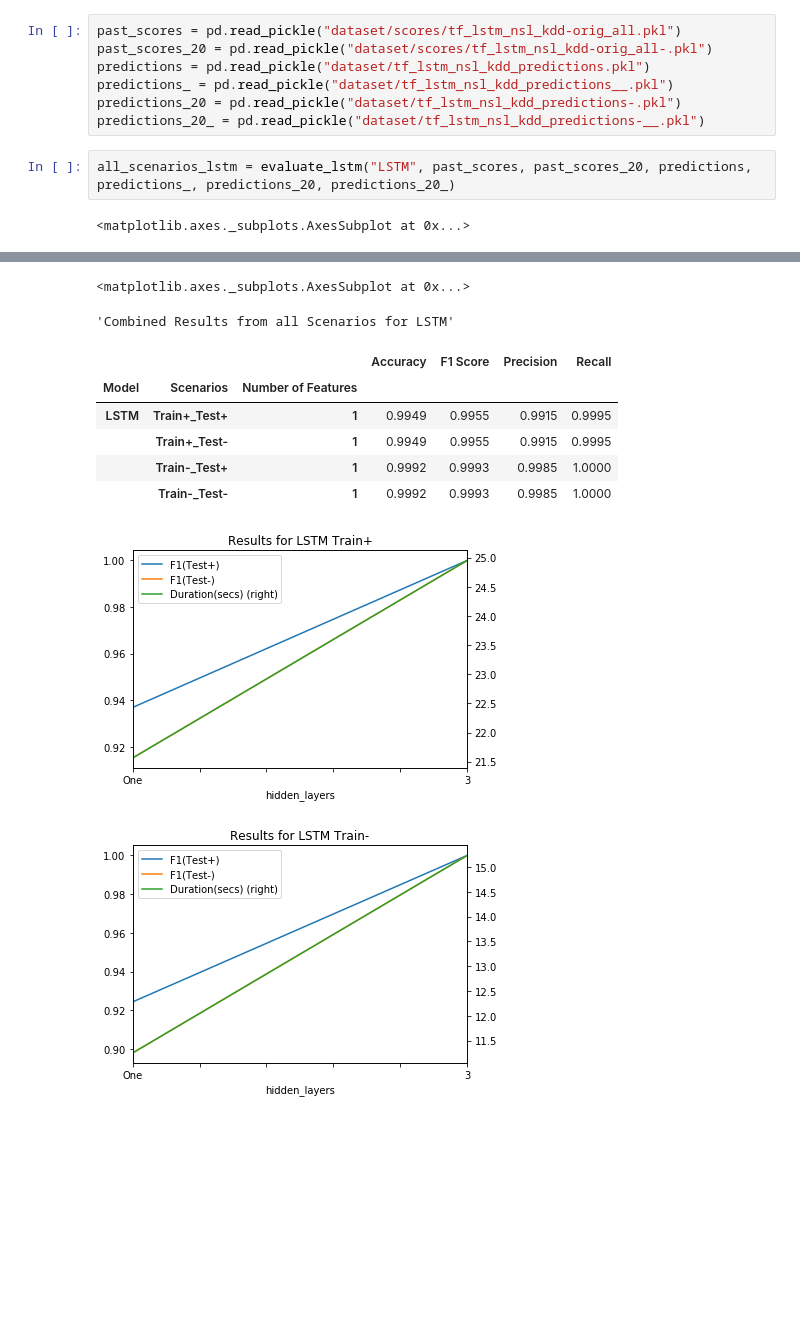
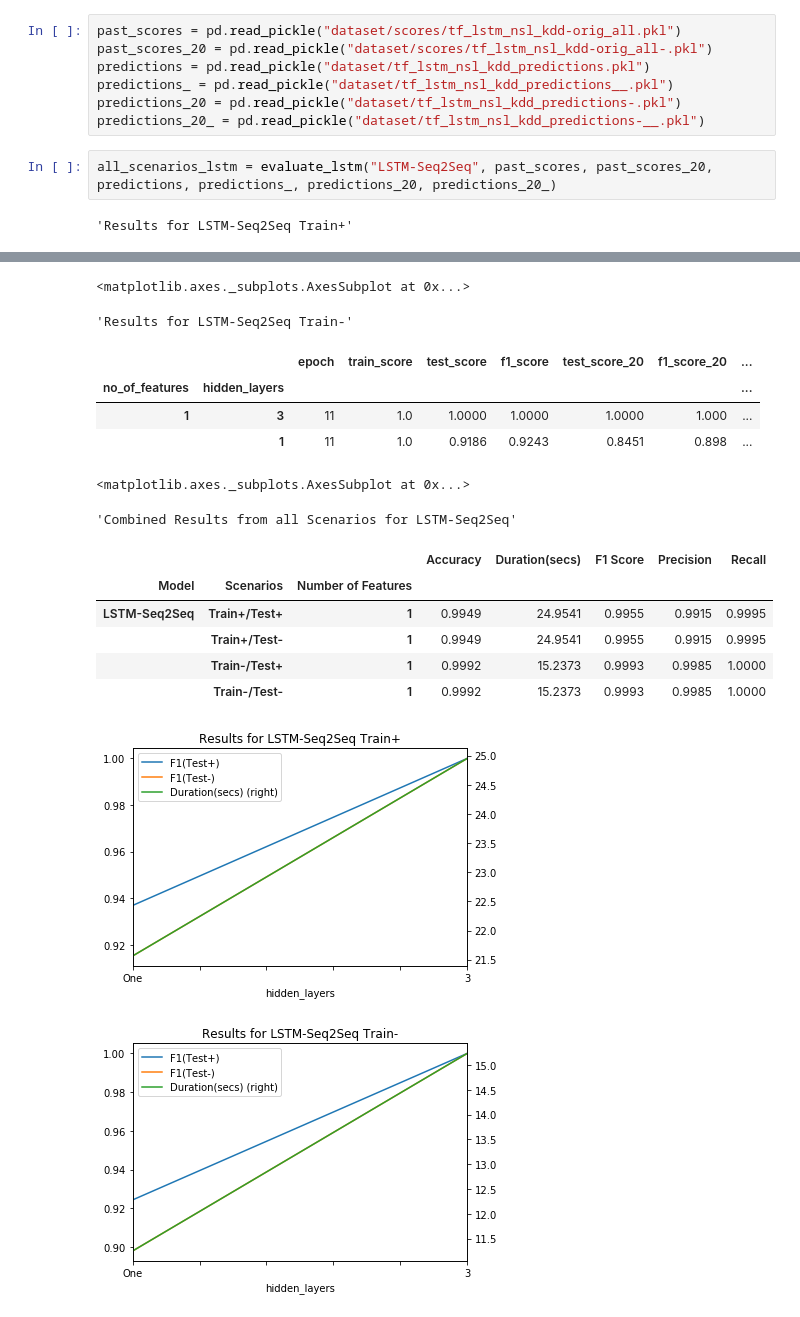
Before and after one commit to rkmalaiya/network_anomaly_detection_deep_learning, a Jupyter notebook: evaluate_scores.ipynb, the cells around one changed output, grey strips where cells are left out. Drawn from its saved outputs; the diff is of its cells as text; blank space fills up the shorter version.

```diff
--- a/evaluate_scores.ipynb
+++ b/evaluate_scores.ipynb
@@ -220,6 +333,6 @@ predictions_ = pd.read_pickle("dataset/tf_lstm_nsl_kdd_predictions__.pkl")
 predictions_20 = pd.read_pickle("dataset/tf_lstm_nsl_kdd_predictions-.pkl")
 predictions_20_ = pd.read_pickle("dataset/tf_lstm_nsl_kdd_predictions-__.pkl")
 # %%
-all_scenarios_lstm = evaluate_lstm("LSTM", past_scores, past_scores_20, predictions, predictions_, predictions_20, predictions_20_)
+all_scenarios_lstm = evaluate_lstm("LSTM-Seq2Seq", past_scores, past_scores_20, predictions, predictions_, predictions_20, predictions_20_)
 # %% [output]
-<matplotlib.axes._subplots.AxesSubplot at 0x...>
+'Results for LSTM-Seq2Seq Train+'
@@ -226,11 +343,17 @@ all_scenarios_lstm = evaluate_lstm("LSTM", past_scores, past_scores_20, predicti
 <matplotlib.axes._subplots.AxesSubplot at 0x...>
-'Combined Results from all Scenarios for LSTM'
+'Results for LSTM-Seq2Seq Train-'
-|  |  |  | Accuracy | F1 Score | Precision | Recall |
-| Model | Scenarios | Number of Features |  |  |  |  |
-| LSTM | Train+_Test+ | 1 | 0.9949 | 0.9955 | 0.9915 | 0.9995 |
-|  | Train+_Test- | 1 | 0.9949 | 0.9955 | 0.9915 | 0.9995 |
-|  | Train-_Test+ | 1 | 0.9992 | 0.9993 | 0.9985 | 1.0000 |
-|  | Train-_Test- | 1 | 0.9992 | 0.9993 | 0.9985 | 1.0000 |
+|  |  | epoch | train_score | test_score | f1_score | test_score_20 | f1_score_20 | ... |
+| no_of_features | hidden_layers |  |  |  |  |  |  | ... |
+| 1 | 3 | 11 | 1.0 | 1.0000 | 1.0000 | 1.0000 | 1.000 | ... |
+|  | 1 | 11 | 1.0 | 0.9186 | 0.9243 | 0.8451 | 0.898 | ... |
+<matplotlib.axes._subplots.AxesSubplot at 0x...>
+'Combined Results from all Scenarios for LSTM-Seq2Seq'
+|  |  |  | Accuracy | Duration(secs) | F1 Score | Precision | Recall |
+| Model | Scenarios | Number of Features |  |  |  |  |  |
+| LSTM-Seq2Seq | Train+/Test+ | 1 | 0.9949 | 24.9541 | 0.9955 | 0.9915 | 0.9995 |
+|  | Train+/Test- | 1 | 0.9949 | 24.9541 | 0.9955 | 0.9915 | 0.9995 |
+|  | Train-/Test+ | 1 | 0.9992 | 15.2373 | 0.9993 | 0.9985 | 1.0000 |
+|  | Train-/Test- | 1 | 0.9992 | 15.2373 | 0.9993 | 0.9985 | 1.0000 |
-[figure, old version]
+[figure, new version]
-[figure, old version]
+[figure, new version]
 # %%
```
Also changed, not shown: parts of 19 cells of this notebook, 24 other files.
